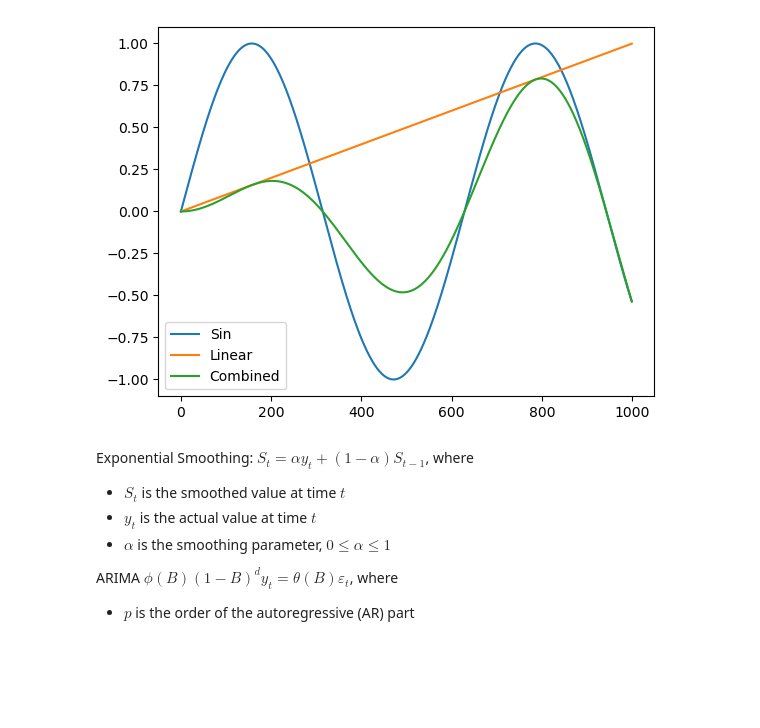
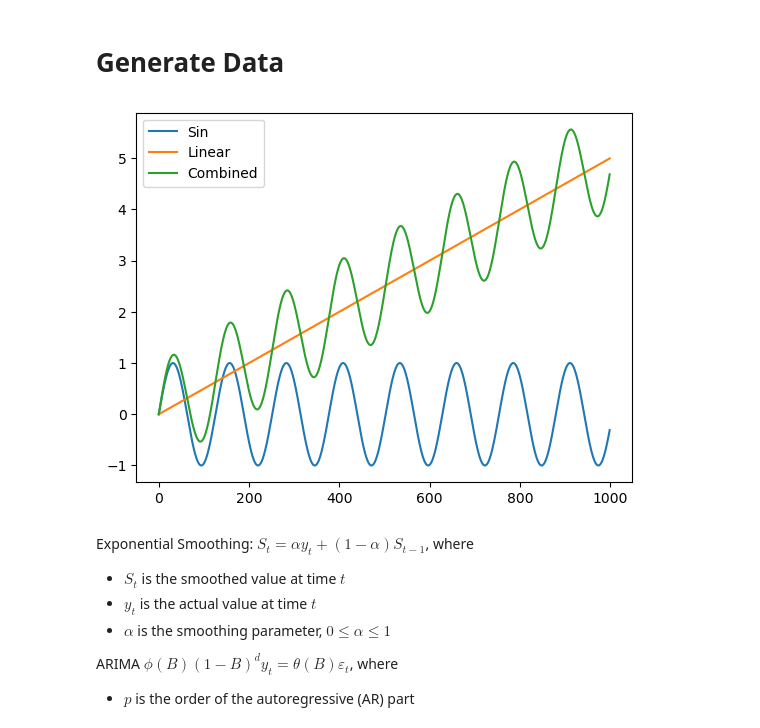
Before and after one commit to Jordanbarker/jordanbarker.github.io, a Jupyter notebook: Jupyter_Notebooks/TimeSeries.ipynb, the cells around one changed output. Cells and saved outputs as stored; diff of their text form; code cells hidden in the pictures; blank space fills up the shorter version.

```diff
--- a/Jupyter_Notebooks/TimeSeries.ipynb
+++ b/Jupyter_Notebooks/TimeSeries.ipynb
@@ -1,18 +1,20 @@
+# %% [markdown]
+# Generate Data
 # %%
 import numpy as np
 import matplotlib.pyplot as plt
 
-sin = np.sin(np.arange(1000)*.01)
-linear = np.arange(1000)*.001
-combined = sin * linear
+sin = np.sin(np.arange(1000)*.05)
+linear = np.arange(1000)*.005
+combined = sin + linear
 
 plt.plot(sin, label='Sin')
 plt.plot(linear, label='Linear')
 plt.plot(combined, label='Combined')
 plt.legend()
 plt.show()
 # %% [output]
-[figure, old version]
+[figure, new version]
 # %% [markdown]
 
 Exponential Smoothing:
```
Also changed, not shown: parts of 1 cell of this notebook.
